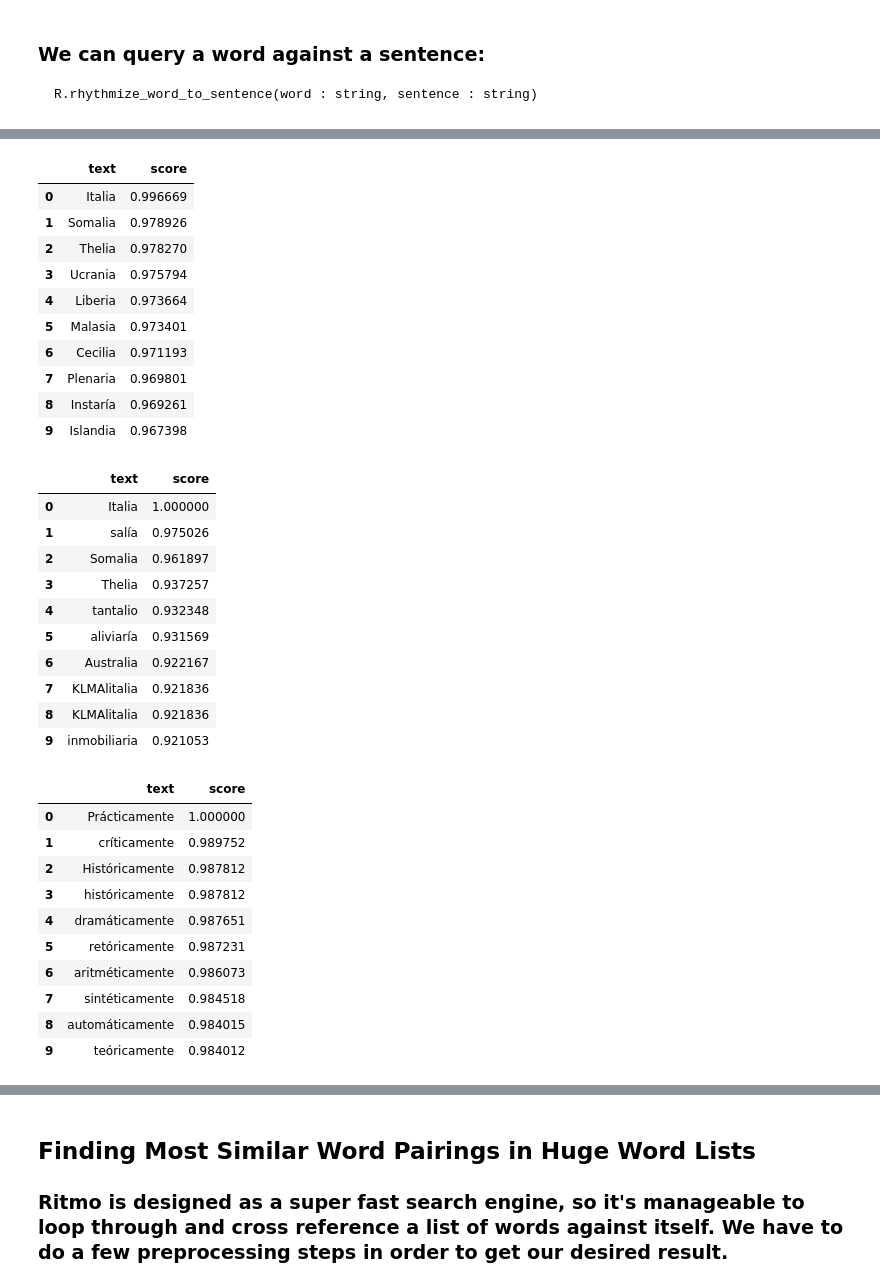
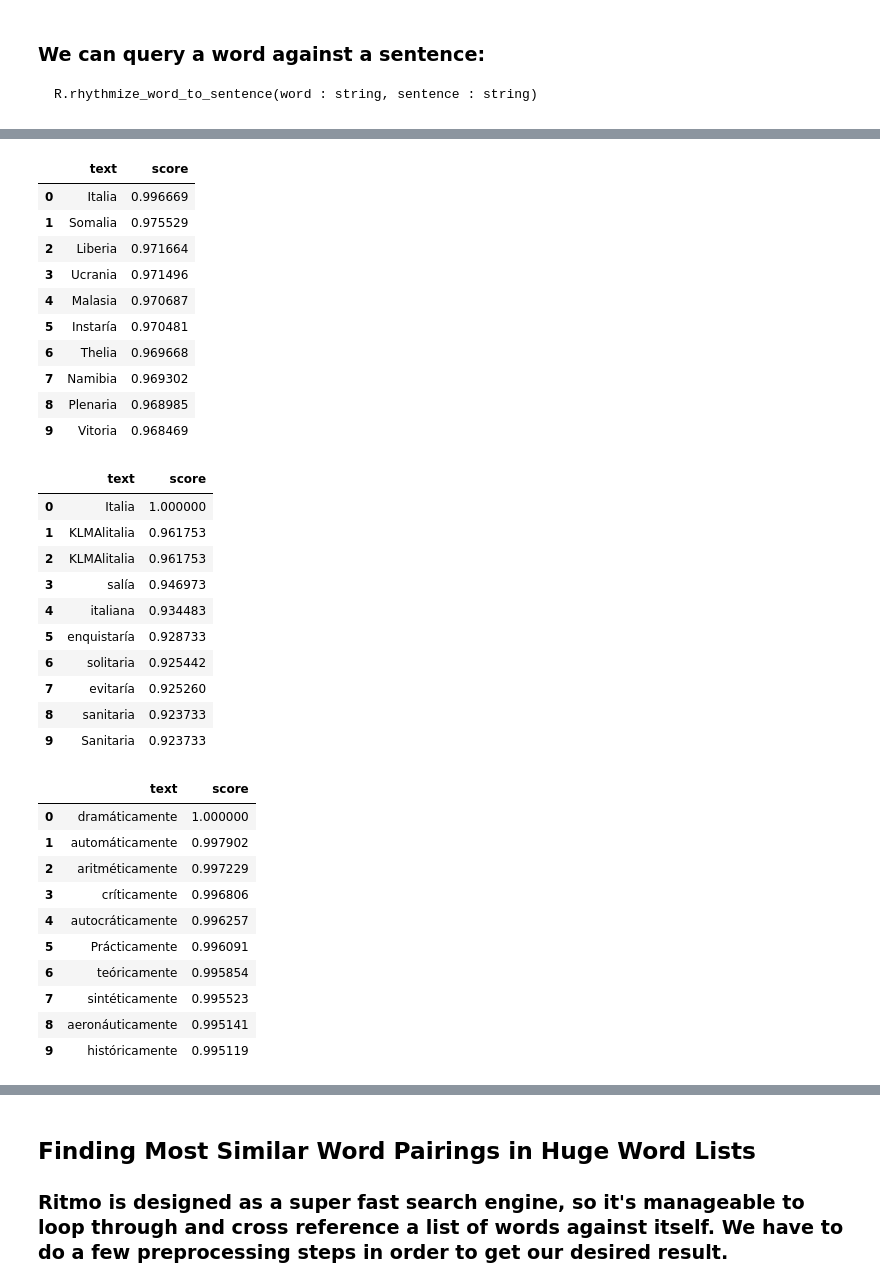
Before and after one commit to s-cafferty-nlp/ritmo_rhythmizer, a Jupyter notebook: ritmo_demonstration.ipynb, the cells around one changed output, grey strips where cells are left out. Cells and saved outputs as stored; diff of their text form; code cells hidden in the pictures.

```diff
--- a/ritmo_demonstration.ipynb
+++ b/ritmo_demonstration.ipynb
@@ -10,11 +10,11 @@
 - weigh scores based on whether the word pairs match in terms of part of speech and prioritize the matching of entities
 # %%
 ## Sentence Data
-with open('all_sents.txt') as f:
+with open('data/all_sents.txt') as f:
     sent_list = [line.rstrip() for line in f]
 # %%
 ## Word Data
-with open('allwords.txt') as f:
+with open('data/allwords.txt') as f:
     word_list = [line.rstrip() for line in f]
 # %% [markdown]
 ### Firstly, why would you want to use ritmo? Can't measures based on edit distance produce similar results?
@@ -266,15 +271,15 @@ R.query_all_vocab('Italia')[:10]
 # %% [output]
 |  | text | score |
 | 0 | Italia | 0.996669 |
-| 1 | Somalia | 0.978926 |
-| 2 | Thelia | 0.978270 |
-| 3 | Ucrania | 0.975794 |
-| 4 | Liberia | 0.973664 |
-| 5 | Malasia | 0.973401 |
-| 6 | Cecilia | 0.971193 |
-| 7 | Plenaria | 0.969801 |
-| 8 | Instaría | 0.969261 |
-| 9 | Islandia | 0.967398 |
+| 1 | Somalia | 0.975529 |
+| 2 | Liberia | 0.971664 |
+| 3 | Ucrania | 0.971496 |
+| 4 | Malasia | 0.970687 |
+| 5 | Instaría | 0.970481 |
+| 6 | Thelia | 0.969668 |
+| 7 | Namibia | 0.969302 |
+| 8 | Plenaria | 0.968985 |
+| 9 | Vitoria | 0.968469 |
 # %%
 ## Without weights
 
@@ -282,29 +287,29 @@ R.query_all_vocab('Italia', weight=False)[:10]
 # %% [output]
 |  | text | score |
 | 0 | Italia | 1.000000 |
-| 1 | salía | 0.975026 |
-| 2 | Somalia | 0.961897 |
-| 3 | Thelia | 0.937257 |
-| 4 | tantalio | 0.932348 |
-| 5 | aliviaría | 0.931569 |
-| 6 | Australia | 0.922167 |
-| 7 | KLMAlitalia | 0.921836 |
-| 8 | KLMAlitalia | 0.921836 |
-| 9 | inmobiliaria | 0.921053 |
+| 1 | KLMAlitalia | 0.961753 |
+| 2 | KLMAlitalia | 0.961753 |
+| 3 | salía | 0.946973 |
+| 4 | italiana | 0.934483 |
+| 5 | enquistaría | 0.928733 |
+| 6 | solitaria | 0.925442 |
+| 7 | evitaría | 0.925260 |
+| 8 | sanitaria | 0.923733 |
+| 9 | Sanitaria | 0.923733 |
 # %%
-R.query_all_vocab('practicamente', weight=False)[:10]
+R.query_all_vocab('dramáticamente', weight=False)[:10]
 # %% [output]
 |  | text | score |
-| 0 | Prácticamente | 1.000000 |
-| 1 | críticamente | 0.989752 |
-| 2 | Históricamente | 0.987812 |
-| 3 | históricamente | 0.987812 |
-| 4 | dramáticamente | 0.987651 |
-| 5 | retóricamente | 0.987231 |
-| 6 | aritméticamente | 0.986073 |
-| 7 | sintéticamente | 0.984518 |
-| 8 | automáticamente | 0.984015 |
-| 9 | teóricamente | 0.984012 |
+| 0 | dramáticamente | 1.000000 |
+| 1 | automáticamente | 0.997902 |
+| 2 | aritméticamente | 0.997229 |
+| 3 | críticamente | 0.996806 |
+| 4 | autocráticamente | 0.996257 |
+| 5 | Prácticamente | 0.996091 |
+| 6 | teóricamente | 0.995854 |
+| 7 | sintéticamente | 0.995523 |
+| 8 | aeronáuticamente | 0.995141 |
+| 9 | históricamente | 0.995119 |
 # %%
 R.query_all_vocab('vandalizar')[:10]
 # %% [output]
```
Also changed, not shown: parts of 19 cells of this notebook, 2 other files.
